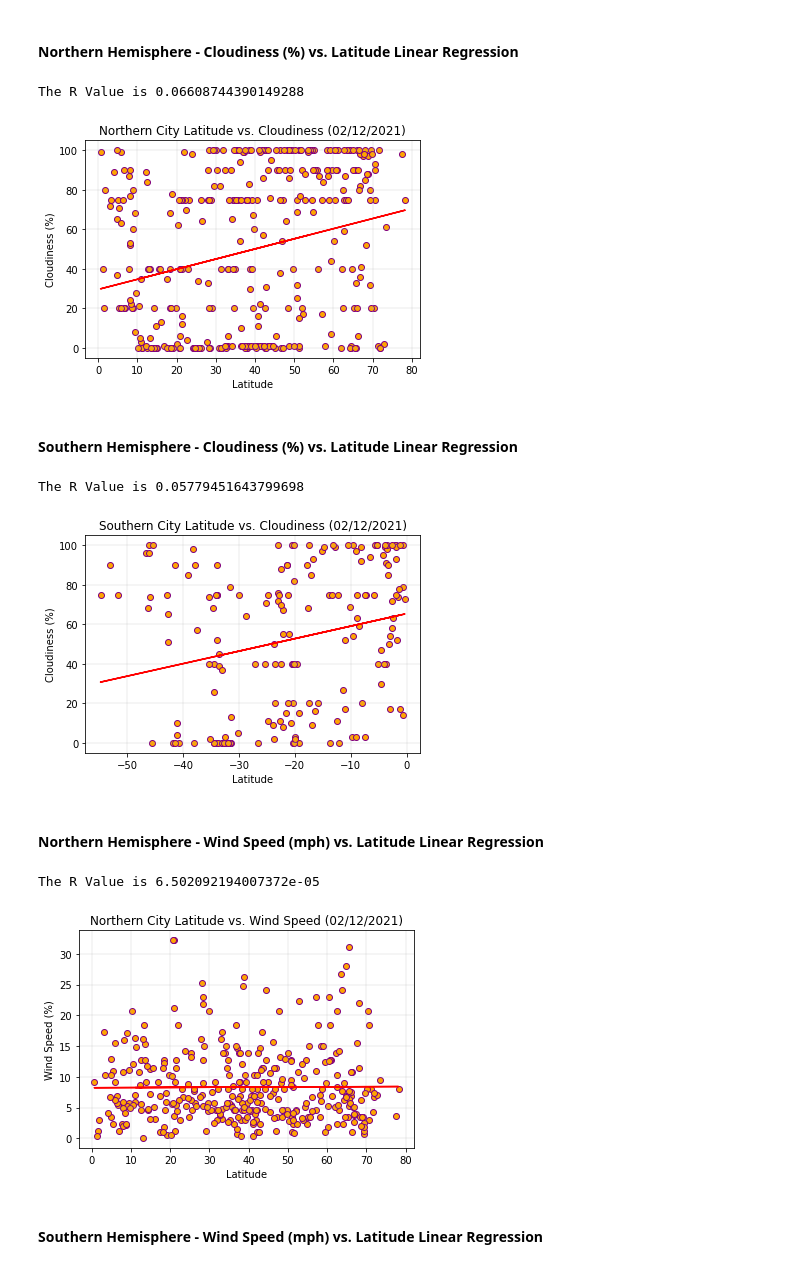
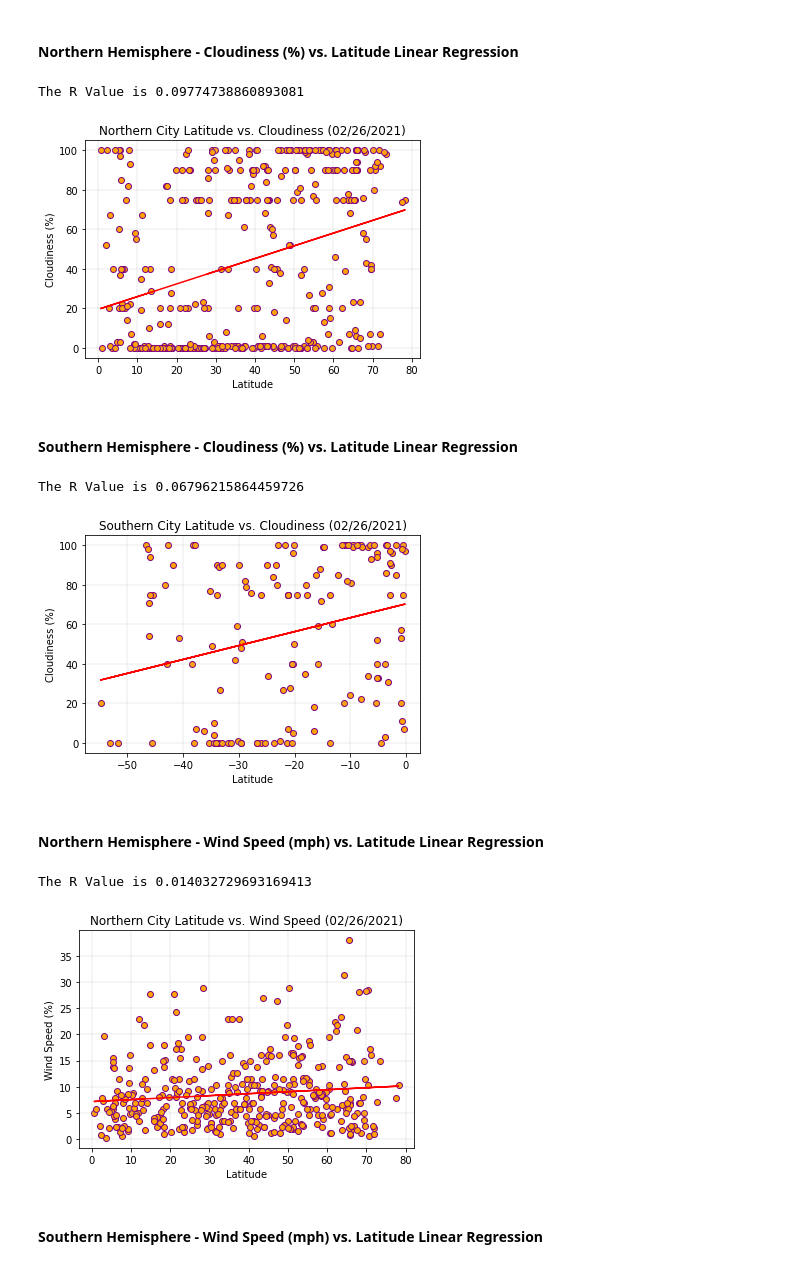
Before and after one commit to MMidwinter/python-api-challenge, a Jupyter notebook: starter_code/WeatherPy.ipynb, the cells around one changed output. Drawn from its saved outputs; the diff is of its cells as text; code cells hidden in the pictures.

```diff
--- a/starter_code/WeatherPy.ipynb
+++ b/starter_code/WeatherPy.ipynb
@@ -378,7 +415,7 @@ correlation = st.pearsonr(northern_city_lat,northern_city_max_cloudiness)
 print(f'The R Value is {rvalue**2}')
 
 plt.scatter(northern_city_lat,northern_city_max_cloudiness, facecolors='orange', edgecolors='purple')
-plt.title('Northern City Latitude vs. Cloudiness (02/12/2021)')
+plt.title('Northern City Latitude vs. Cloudiness (02/26/2021)')
 plt.xlabel('Latitude')
 plt.ylabel('Cloudiness (%)')
 regress_values = northern_city_lat * slope + intercept
@@ -386,8 +423,8 @@ plt.plot(northern_city_lat,regress_values,"r-")
 plt.grid(linestyle='-',linewidth=.25)
 plt.show()
 # %% [output]
-The R Value is 0.06608744390149288
+The R Value is 0.09774738860893081
-[figure, old version]
+[figure, new version]
 # %% [markdown]
 ####  Southern Hemisphere - Cloudiness (%) vs. Latitude Linear Regression
 # %%
@@ -402,7 +439,7 @@ correlation = st.pearsonr(southern_city_lat,southern_city_max_cloudiness)
 print(f'The R Value is {rvalue**2}')
 
 plt.scatter(southern_city_lat,southern_city_max_cloudiness, facecolors='orange', edgecolors='purple')
-plt.title('Southern City Latitude vs. Cloudiness (02/12/2021)')
+plt.title('Southern City Latitude vs. Cloudiness (02/26/2021)')
 plt.xlabel('Latitude')
 plt.ylabel('Cloudiness (%)')
 regress_values = southern_city_lat * slope + intercept
@@ -410,32 +447,32 @@ plt.plot(southern_city_lat,regress_values,"r-")
 plt.grid(linestyle='-',linewidth=.25)
 plt.show()
 # %% [output]
-The R Value is 0.05779451643799698
+The R Value is 0.06796215864459726
-[figure, old version]
+[figure, new version]
 # %% [markdown]
 ####  Northern Hemisphere - Wind Speed (mph) vs. Latitude Linear Regression
 # %%
 northern_hemisphere_df = city_cleaned_df[city_cleaned_df['Lat'] >= 0]
 
 northern_city_lat = northern_hemisphere_df['Lat']
 northern_city_max_windspeed = northern_hemisphere_df['Wind Speed']
 
 (slope, intercept, rvalue, pvalue, stderr) = st.linregress(northern_city_lat, northern_city_max_windspeed)
 correlation = st.pearsonr(northern_city_lat,northern_city_max_windspeed)
 
 print(f'The R Value is {rvalue**2}')
 
 plt.scatter(northern_city_lat,northern_city_max_windspeed, facecolors='orange', edgecolors='purple')
-plt.title('Northern City Latitude vs. Wind Speed (02/12/2021)')
+plt.title('Northern City Latitude vs. Wind Speed (02/26/2021)')
 plt.xlabel('Latitude')
 plt.ylabel('Wind Speed (%)')
 regress_values = northern_city_lat * slope + intercept
 plt.plot(northern_city_lat,regress_values,"r-")
 plt.grid(linestyle='-',linewidth=.25)
 plt.show()
 # %% [output]
-The R Value is 6.502092194007372e-05
+The R Value is 0.014032729693169413
-[figure, old version]
+[figure, new version]
 # %% [markdown]
 ####  Southern Hemisphere - Wind Speed (mph) vs. Latitude Linear Regression
 # %%
```
Also changed, not shown: parts of 18 cells of this notebook, 5 other files.
